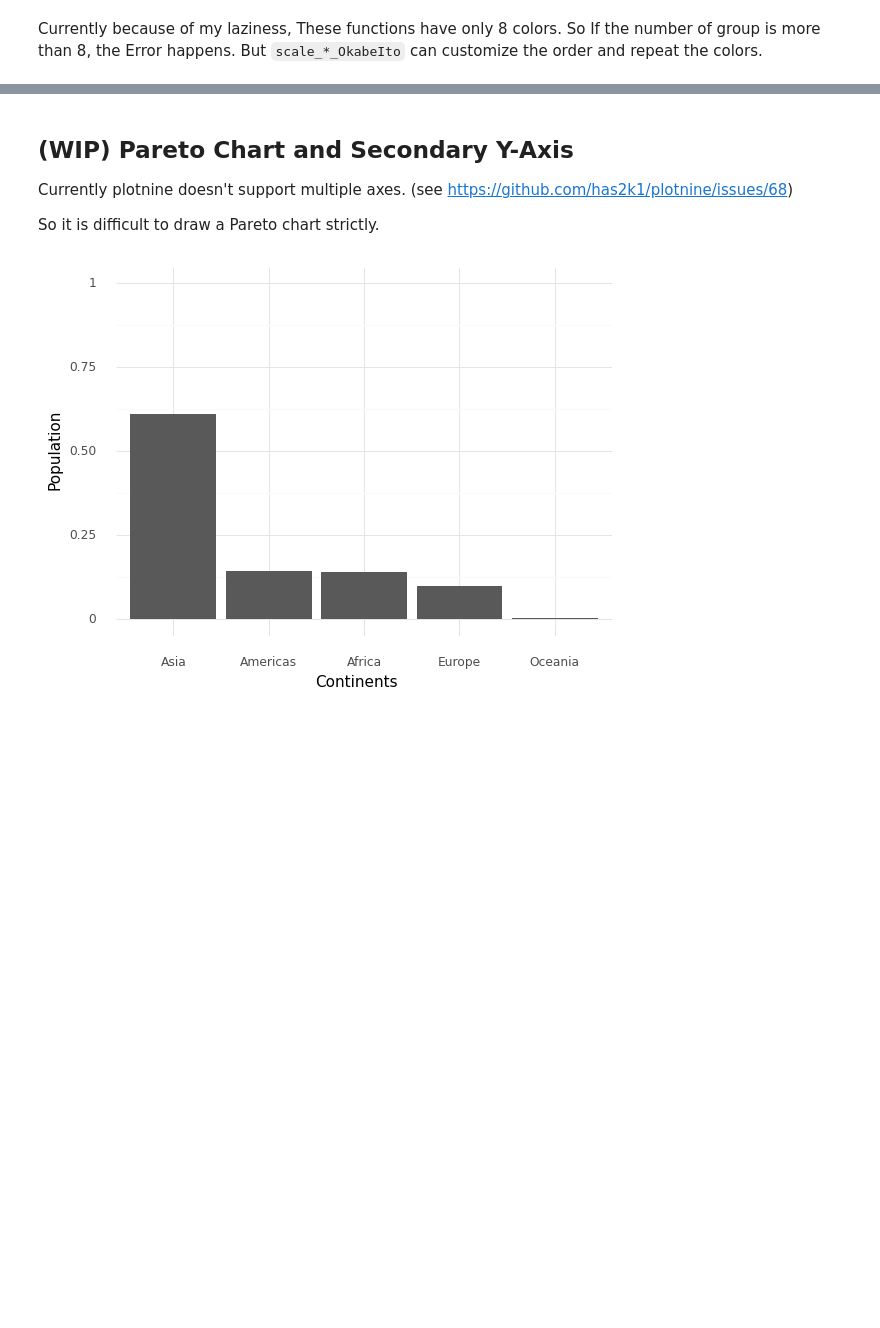
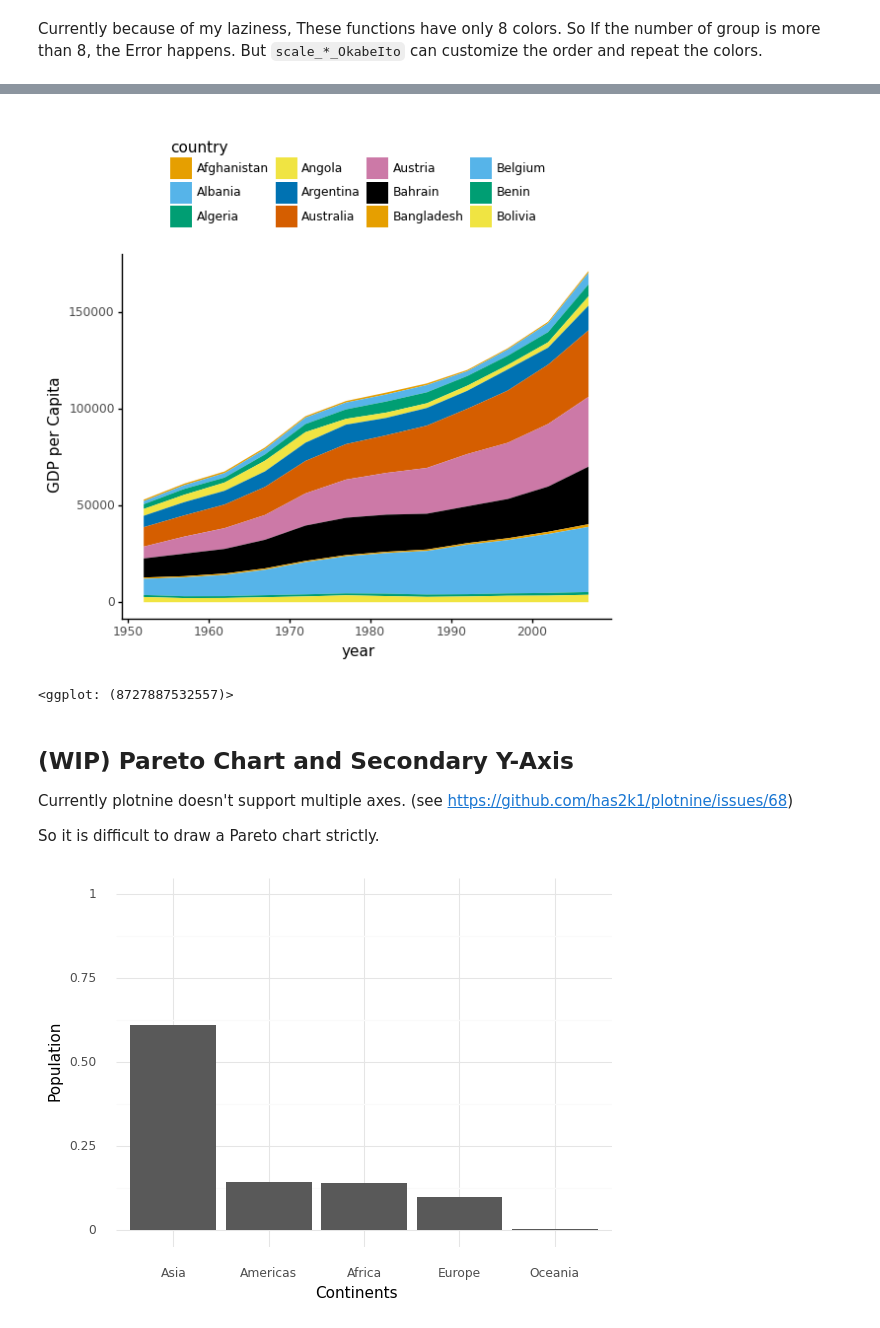
Before and after one commit to Gedevan-Aleksizde/pysocviz, a Jupyter notebook: notebooks/Appendix-plotnine.ipynb, the cells around one changed output, grey strips where cells are left out. Cells and saved outputs as stored; diff of their text form; code cells hidden in the pictures; blank space fills up the shorter version.

Commit message:
add "reuse of settings" in appendix

```diff
--- a/notebooks/Appendix-plotnine.ipynb
+++ b/notebooks/Appendix-plotnine.ipynb
@@ -81,3 +87,14 @@ p + scale_fill_OkabeIto(order=list(range(8)) + list(range(4)))
+# %%
+settings = [
+    scale_fill_OkabeIto(order=list(range(8)) + list(range(4))),
+    theme_classic(),
+    theme(legend_position="top"),
+    labs(y = "GDP per Capita")
+]
+p + settings
+# %% [output]
+[figure, added]
+<ggplot: (8727887532557)>
 # %% [markdown]
 ## (WIP) Pareto Chart and Secondary Y-Axis
 
```
Also changed, not shown: parts of 7 cells of this notebook, 2 other files.
